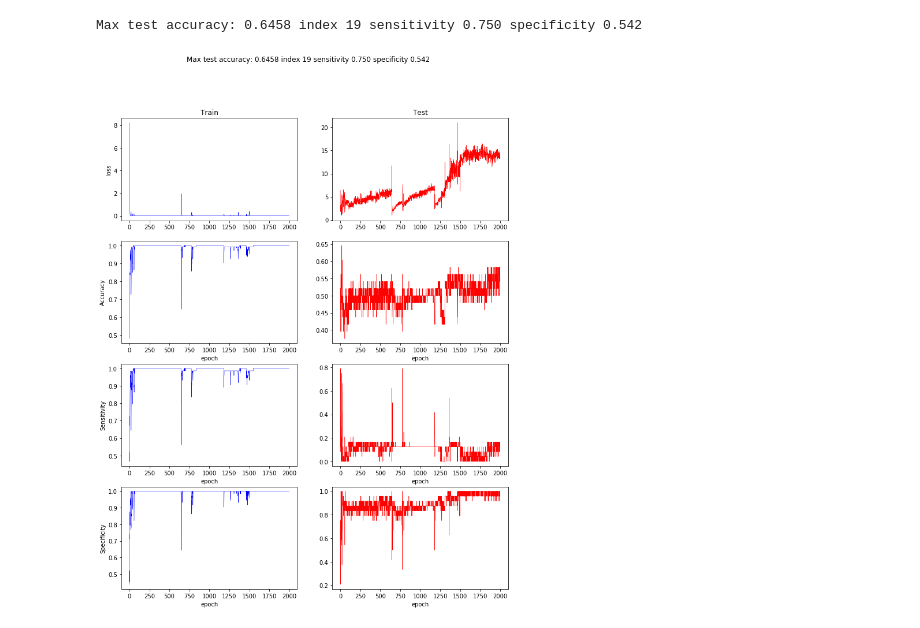
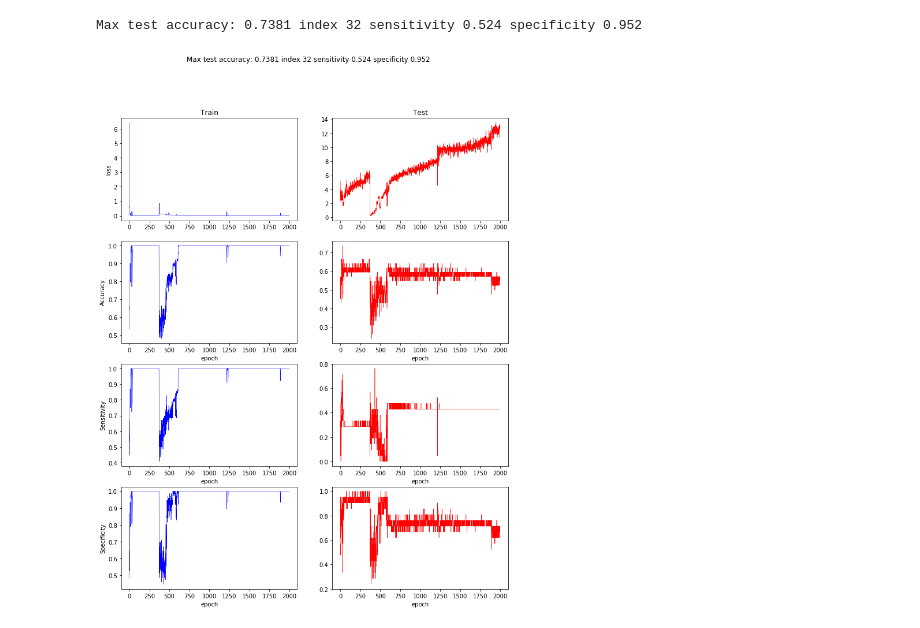
Before and after one commit to XuandongZhao/medical_3dcnn, a Jupyter notebook: plot.ipynb, the cells around one changed output. Drawn from its saved outputs; the diff is of its cells as text; code cells hidden in the pictures.

```diff
--- a/plot.ipynb
+++ b/plot.ipynb
@@ -3,7 +3,7 @@
 import matplotlib.pyplot as plt
 import sys
 
-f = open('./1002_rec_0', 'r')
+f = open('./1002_rec_2', 'r')
 s_train = []
 s_test = []
 for line in f:
@@ -53,32 +53,32 @@ ax2.plot(test_loss, color='r', linewidth=0.5)
 
 ax3.set_ylabel('Accuracy')
 ax3.set_xlabel('epoch')
 ax3.plot(train_acc, color='b', linewidth=0.5)
 
 ax4.set_xlabel('epoch')
 ax4.plot(test_acc, color='r', linewidth=0.5)
 
 ax5.set_ylabel('Sensitivity')
 ax5.set_xlabel('epoch')
 ax5.plot(train_sen, color='b', linewidth=0.5)
 
 ax6.set_xlabel('epoch')
 ax6.plot(test_sen, color='r', linewidth=0.5)
 
 ax7.set_ylabel('Specificity')
 ax7.set_xlabel('epoch')
 ax7.plot(train_spe, color='b', linewidth=0.5)
 
 ax8.set_xlabel('epoch')
 ax8.plot(test_spe, color='r', linewidth=0.5)
 max_acc = max(test_acc)
 max_idx = test_acc.index(max_acc)
 res_str = 'Max test accuracy: %.4f index %d sensitivity %.3f specificity %.3f' % (
     max_acc, max_idx, test_sen[max_idx], test_spe[max_idx])
 print(res_str)
 f.suptitle(res_str)
 # f.text(1, 2, res_str)
 plt.show()
 # %% [output]
-Max test accuracy: 0.6458 index 19 sensitivity 0.750 specificity 0.542
+Max test accuracy: 0.7381 index 32 sensitivity 0.524 specificity 0.952
-[figure, old version]
+[figure, new version]
```
